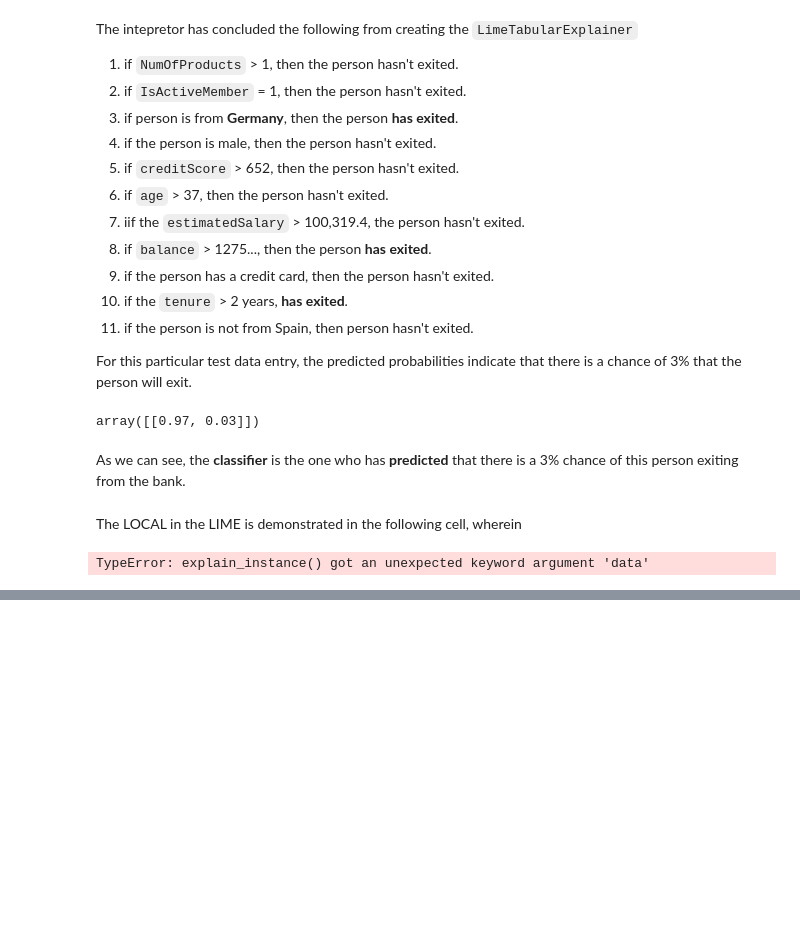
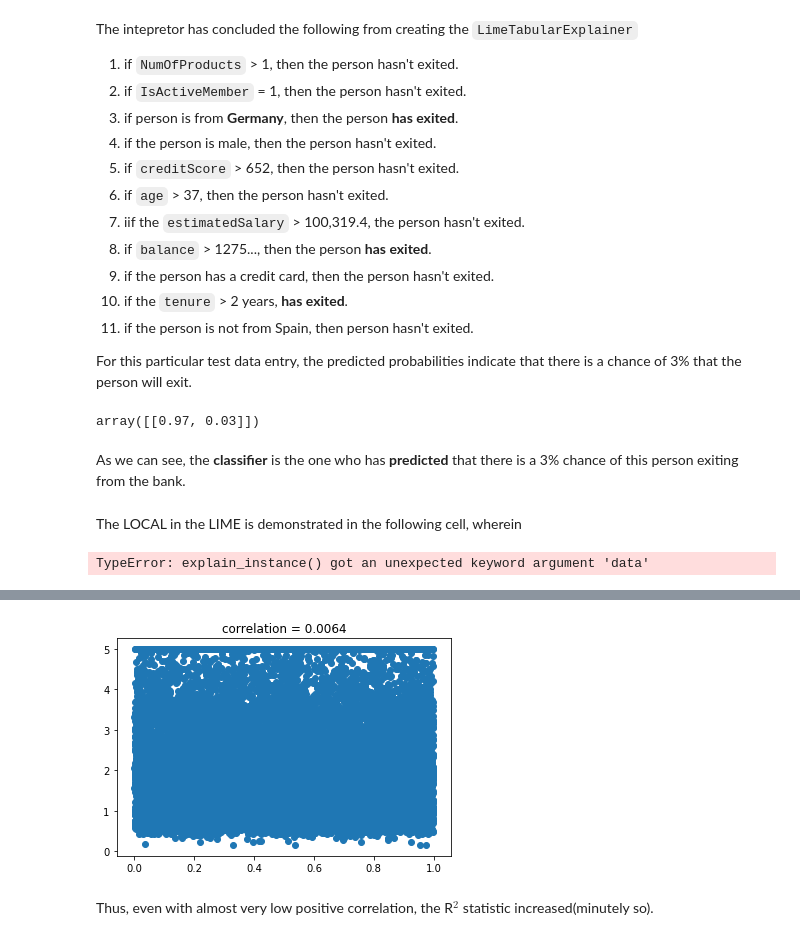
Before and after one commit to akshayDev17/Machine-Learning-Concepts, a Jupyter notebook: src/interpret-ml-models/main.ipynb, the cells around one changed output, grey strips where cells are left out. Saved outputs shown, nothing was run; the diff lists cells and outputs as text; code cells hidden in the pictures; blank space fills up the shorter version.

Commit message:
r^2 statistic vs increase in number of features

```diff
--- a/src/intepret-ml-models/main.ipynb
+++ b/src/interpret-ml-models/main.ipynb
@@ -143,3 +143,9 @@ exp = interpretor.explain_instance(
 exp.show_in_notebook(show_table=True)
 # %% [output]
 TypeError: explain_instance() got an unexpected keyword argument 'data'
+# %%
+import numpy as np
+from sklearn.datasets import fetch_california_housing
+
+x = fetch_california_housing()
+print(dir(x))
@@ -145,0 +154,3 @@ TypeError: explain_instance() got an unexpected keyword argument 'data'
+# %%
+features, target = x['data'], x['target']
+print(x['DESCR'])
@@ -145,0 +229,11 @@ TypeError: explain_instance() got an unexpected keyword argument 'data'
+# %%
+import matplotlib.pyplot as plt
+
+
+plt.scatter(bogus_feature, target)
+plt.title("correlation = {}".format(round(np.corrcoef(bogus_feature.flatten(), target)[0, -1], 4)))
+plt.show()
+# %% [output]
+[figure, added]
+# %% [markdown]
+Thus, even with almost very low positive correlation, the R$^2$ statistic increased(minutely so).
```
Also changed, not shown: parts of 4 cells of this notebook, 4 other files.
